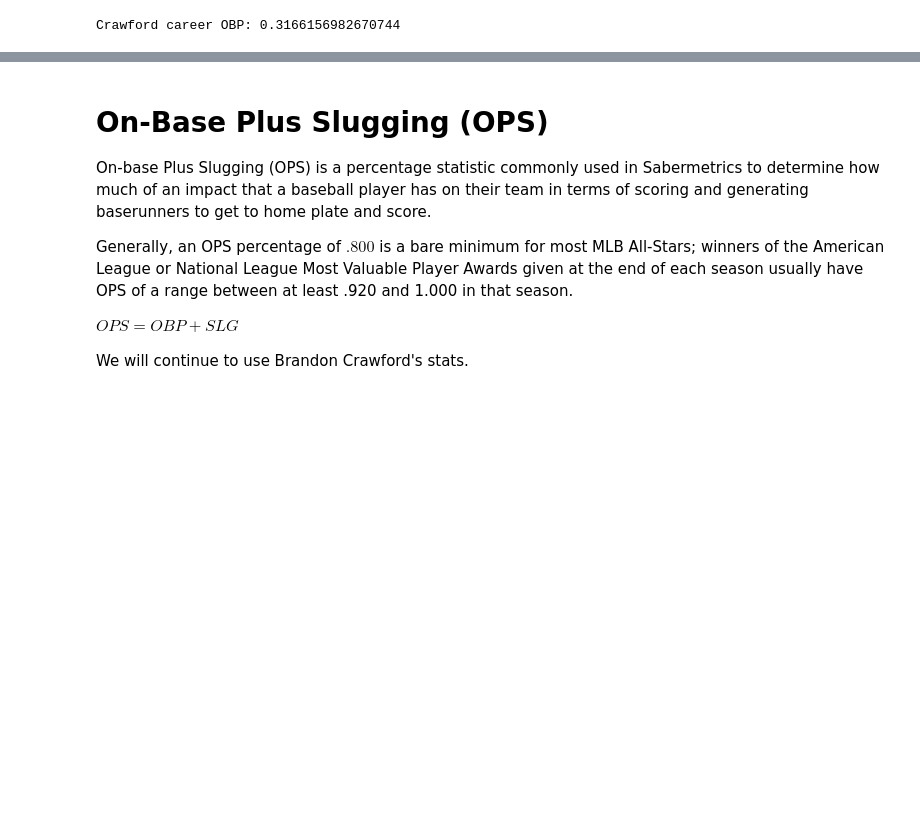
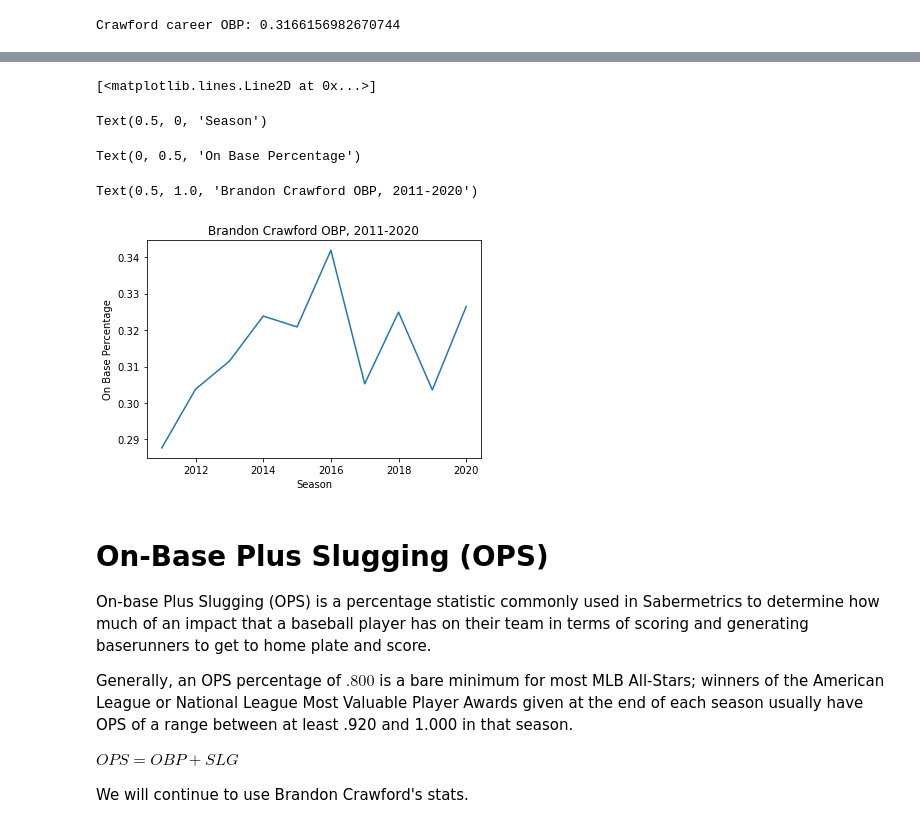
Before and after one commit to matthewjchin/baseballstats, a Jupyter notebook: Slugging.ipynb, the cells around one changed output, grey strips where cells are left out. Cells and saved outputs as stored; diff of their text form; code cells hidden in the pictures; blank space fills up the shorter version.

Commit message:
Added BCraw stats

```diff
--- a/Slugging.ipynb
+++ b/Slugging.ipynb
@@ -383,5 +283,8 @@ bc_sf = bc35_stats['SF'].sum()
 # %%
 bc_obp = (bc_h + bc_bb + bc_hbp) / (bc_ab + bc_bb + bc_hbp + bc_sf)
 print("Crawford career OBP:",bc_obp)
+
+bc_yrs = [2011, 2012, 2013, 2014, 2015, 2016, 2017, 2018, 2019, 2020]
+# bc35_stats
 # %% [output]
 Crawford career OBP: 0.3166156982670744
@@ -390,0 +291,8 @@ bc_obp = (bc_h + bc_bb + bc_hbp) / (bc_ab + bc_bb + bc_hbp + bc_sf)
+# %%
+# OBP per season
+bc_obp10 = [None] * 10
+counter = 0
+for a in bcraw_stats:
+    bc_obp10[counter] = (a[8] + a[15] + a[18]) / (a[6] + a[15] + a[18] + a[20])
+    counter += 1
+bc_obp10
@@ -391,3 +310,17 @@ bc_obp = (bc_h + bc_bb + bc_hbp) / (bc_ab + bc_bb + bc_hbp + bc_sf)
+# %%
+# OBP over the years
+
+plt.plot(bc_yrs, bc_obp10)
+plt.xlabel("Season")
+plt.ylabel("On Base Percentage")
+plt.title("Brandon Crawford OBP, 2011-2020")
+plt.show()
+# %% [output]
+[<matplotlib.lines.Line2D at 0x...>]
+Text(0.5, 0, 'Season')
+Text(0, 0.5, 'On Base Percentage')
+Text(0.5, 1.0, 'Brandon Crawford OBP, 2011-2020')
+[figure, added]
 # %% [markdown]
 <h1>On-Base Plus Slugging (OPS)</h1>
 
```
Also changed, not shown: parts of 19 cells of this notebook.
